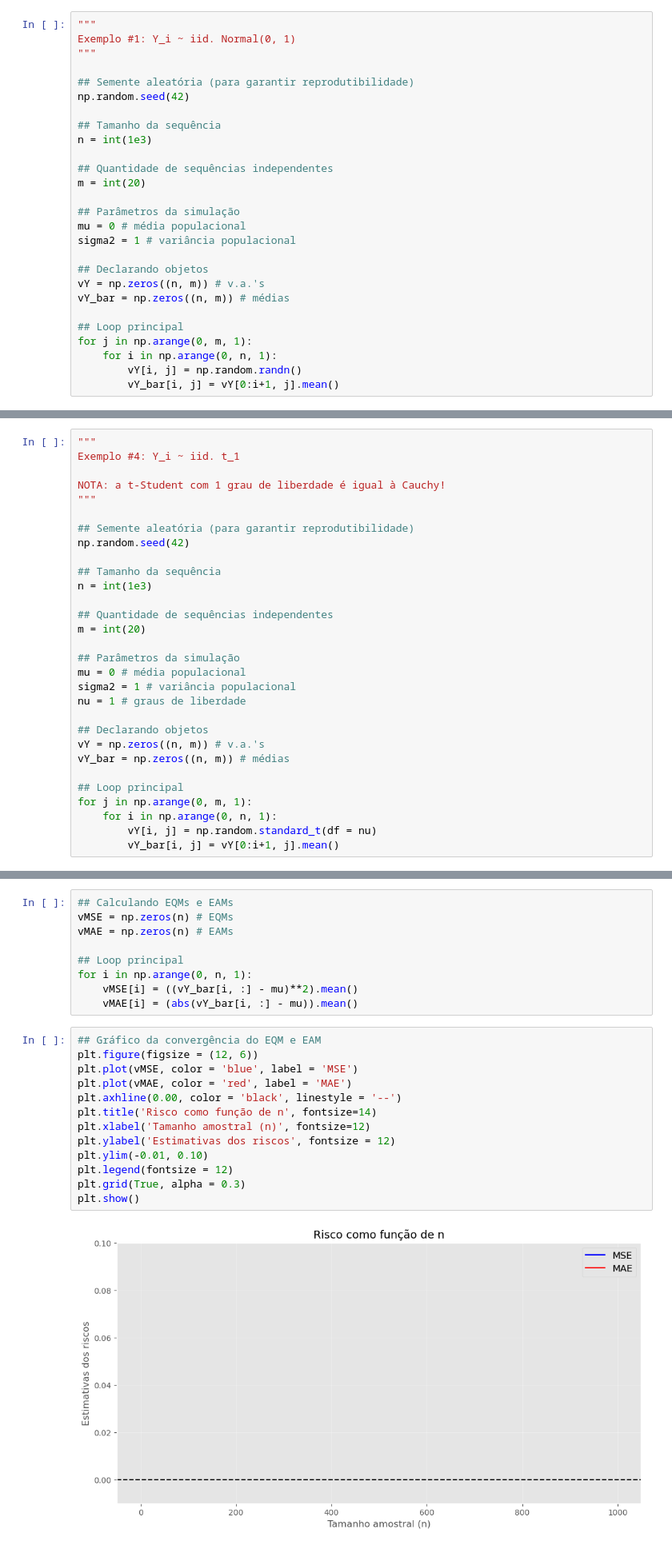
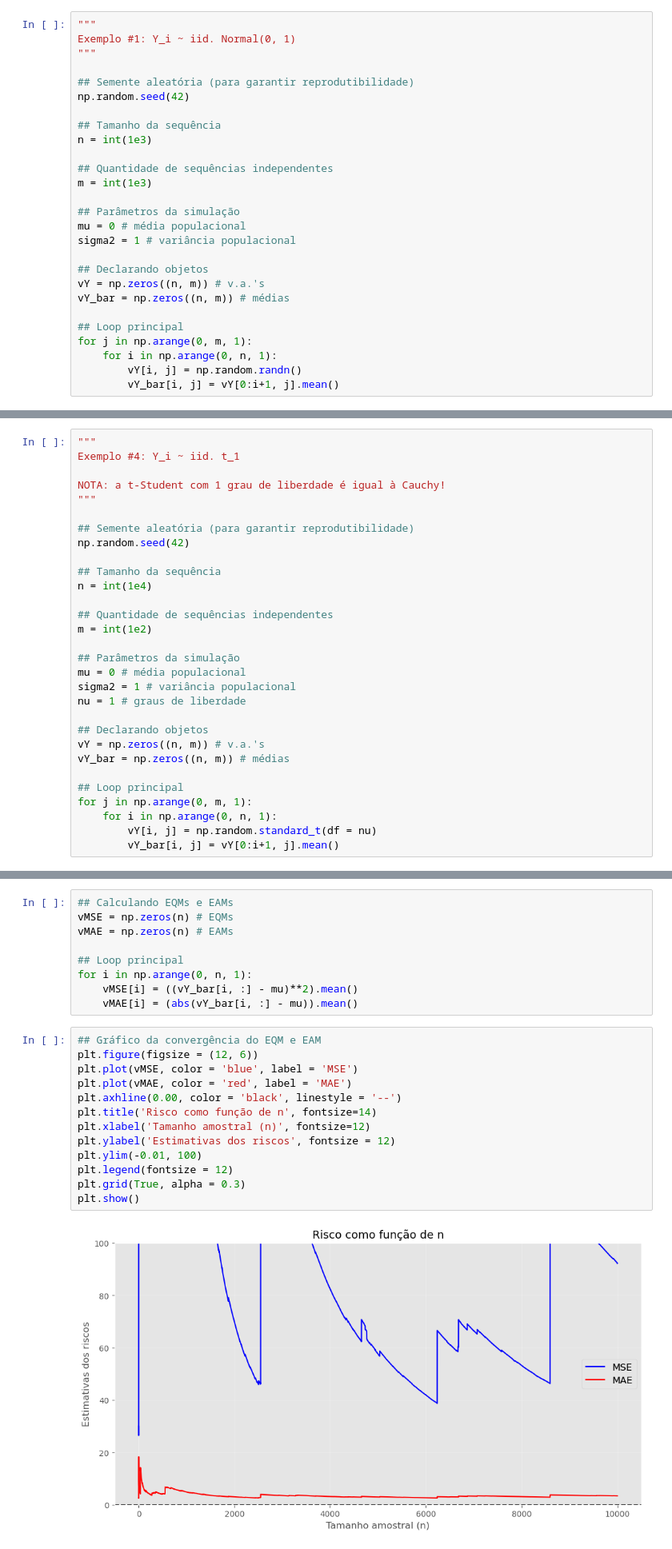
Before and after one commit to urielmoreirasilva/ICE072, a Jupyter notebook: aulas/Tópico 03 – Estimação Pontual (Risco)/Tópico 03 – Estimação Pontual (Risco).ipynb, the cells around one changed output, grey strips where cells are left out. Shown at 80% size. Drawn from its saved outputs; the diff is of its cells as text.

```diff
--- a/aulas/Tópico 03 – Estimação Pontual (Risco)/Tópico 03 – Estimação Pontual (Risco).ipynb
+++ b/aulas/Tópico 03 – Estimação Pontual (Risco)/Tópico 03 – Estimação Pontual (Risco).ipynb
@@ -40,7 +40,7 @@ np.random.seed(42)
 n = int(1e3)
 
 ## Quantidade de sequências independentes
-m = int(20)
+m = int(1e3)
 
 ## Parâmetros da simulação
 mu = 0 # média populacional
@@ -275,10 +275,10 @@ NOTA: a t-Student com 1 grau de liberdade é igual à Cauchy!
 np.random.seed(42)
 
 ## Tamanho da sequência
-n = int(1e3)
+n = int(1e4)
 
 ## Quantidade de sequências independentes
-m = int(20)
+m = int(1e2)
 
 ## Parâmetros da simulação
 mu = 0 # média populacional
@@ -325,15 +325,15 @@ for i in np.arange(0, n, 1):
 # %%
 ## Gráfico da convergência do EQM e EAM
 plt.figure(figsize = (12, 6))
 plt.plot(vMSE, color = 'blue', label = 'MSE')
 plt.plot(vMAE, color = 'red', label = 'MAE')
 plt.axhline(0.00, color = 'black', linestyle = '--')
 plt.title('Risco como função de n', fontsize=14)
 plt.xlabel('Tamanho amostral (n)', fontsize=12)
 plt.ylabel('Estimativas dos riscos', fontsize = 12)
-plt.ylim(-0.01, 0.10)
+plt.ylim(-0.01, 100)
 plt.legend(fontsize = 12)
 plt.grid(True, alpha = 0.3)
 plt.show()
 # %% [output]
-[figure, old version]
+[figure, new version]
```
Also changed, not shown: parts of 6 cells of this notebook, 2 other files.
